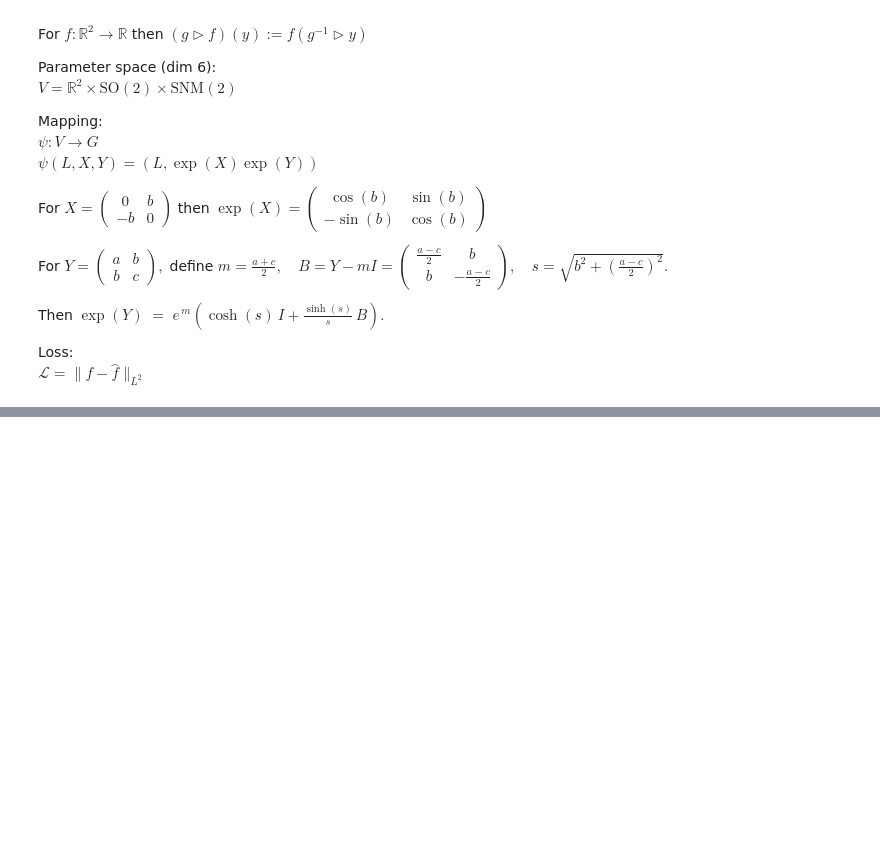
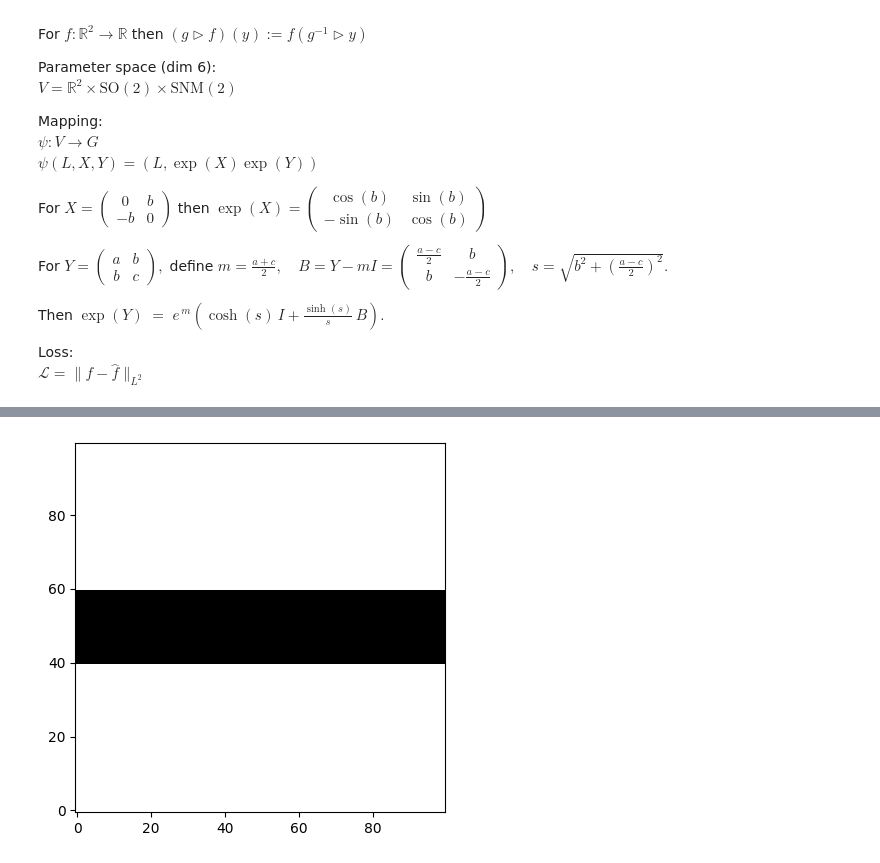
Before and after one commit to SuperVK/sparse-image-repr-bep, a Jupyter notebook: project.ipynb, the cells around one changed output, grey strips where cells are left out. Cells and saved outputs as stored; diff of their text form; code cells hidden in the pictures; blank space fills up the shorter version.

```diff
--- a/project.ipynb
+++ b/project.ipynb
@@ -310 +244,6 @@ Epoch 70/100
+# %%
+plt.imshow(1 - output_z.cpu(), origin='lower', cmap='gray', vmin=0, vmax=1)
+plt.show()
+# %% [output]
+[figure, added]
 # %%
```
Also changed, not shown: parts of 15 cells of this notebook.
